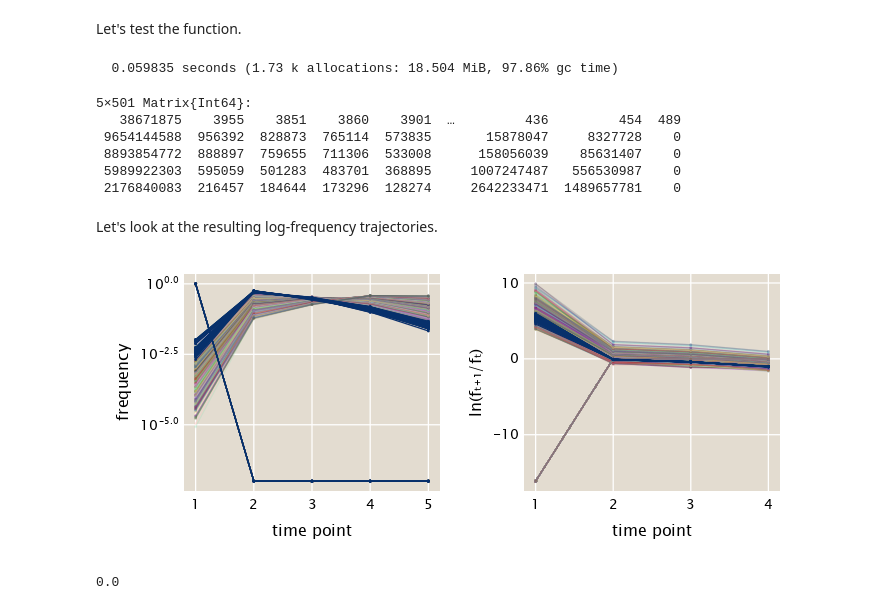
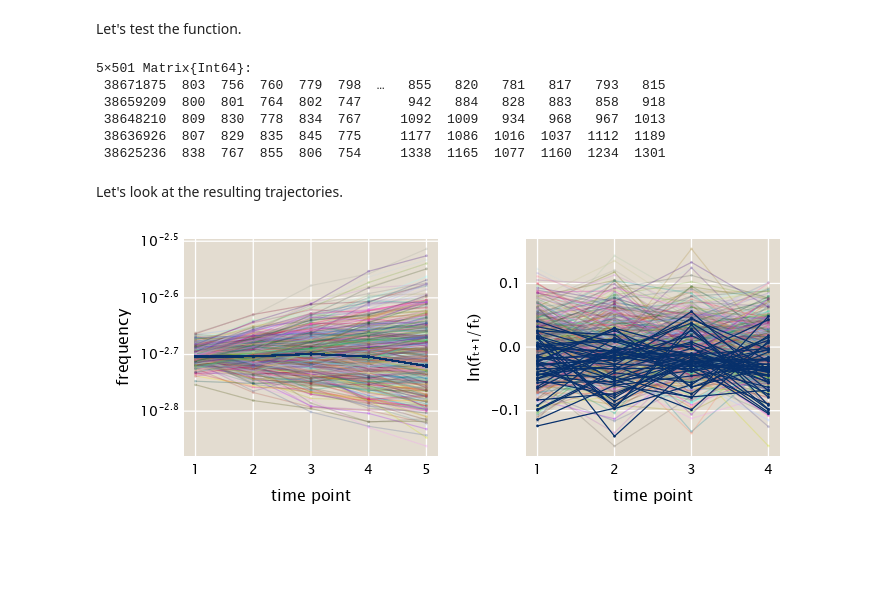
Before and after one commit to mrazomej/bayesian_fitness, a Jupyter notebook: code/exploratory/logistic_growth.ipynb, the cells around one changed output. Saved outputs shown, nothing was run; the diff lists cells and outputs as text; code cells hidden in the pictures; blank space fills up the shorter version.

```diff
--- a/code/exploratory/logistic_growth.ipynb
+++ b/code/exploratory/logistic_growth.ipynb
@@ -249,7 +250,7 @@ fitness measurement experiment. This means that we remove the counts from the
 ancestral strain and compute the relative frequencies for each strain.
 # %%
 # Compute the frequencies for all non-ancestral strains
-f_mat = n_mat[:, 2:end] ./ sum(n_mat[:, 2:end], dims=1)
+f_mat = n_mat[:, 2:end] ./ sum(n_mat[:, 2:end], dims=2)
 
 # Compute the frequency ratios
 γ_mat = f_mat[2:end, :] ./ f_mat[1:end-1, :]
@@ -383,15 +397,18 @@ frac_anc = 0.99
 
 # Define initial number of cells
 n₀ = [
-    Int64(round(n_init * frac_anc)) # ancestor
+    # ancestor
+    Int64(round(n_init * frac_anc))
+    # neutrals
     rand(
-        Distributions.Poisson(n_init * (1 - frac_anc) / 2 / n_neutral),
+        Distributions.Poisson(n_init * (1 - frac_anc) / n_bc),
         n_neutral
-    ) # neutrals
+    )
+    # mutants
     rand(
-        Distributions.Poisson(n_init * (1 - frac_anc) / 2 / n_mut),
+        Distributions.Poisson(n_init * (1 - frac_anc) / n_bc),
         n_mut
-    ) # mutants
+    )
 ]
 
 # Initialize array to store growth rates
@@ -401,32 +418,31 @@ n₀ = [
 λ̲[1:n_neutral+1] .= λ_a
 
 # Define standard deviation to sample growth rates
-σ_λ = 0.15
+σ_λ = 0.005
 
 # Sample mutant growth rates
 λ̲[n_neutral+2:end] .= sort!(
     rand(
         Distributions.truncated(
-            Distributions.Normal(λ_a * 1.005, σ_λ), 0.9, λ_a * 2
+            Distributions.Normal(λ_a * 1.005, σ_λ), λ_a * 0.99, λ_a * 1.05
         ), n_mut
     )
 )
 
 # Run simulation
-@time n_mat = logistic_fitness_measurement(λ̲, n₀; n_gen=n_gen, κ=κ)
+n_mat = logistic_fitness_measurement(λ̲, n₀; n_gen=n_gen, κ=κ)
 # %% [output]
-  0.059835 seconds (1.73 k allocations: 18.504 MiB, 97.86% gc time)
+5×501 Matrix{Int64}:
+ 38671875  803  756  760  779  798  …   855   820   781   817   793   815
+ 38659209  800  801  764  802  747      942   884   828   883   858   918
+ 38648210  809  830  778  834  767     1092  1009   934   968   967  1013
+ 38636926  807  829  835  845  775     1177  1086  1016  1037  1112  1189
+ 38625236  838  767  855  806  754     1338  1165  1077  1160  1234  1301
-5×501 Matrix{Int64}:
-   38671875    3955    3851    3860    3901  …         436         454  489
- 9654144588  956392  828873  765114  573835       15878047     8327728    0
- 8893854772  888897  759655  711306  533008      158056039    85631407    0
- 5989922303  595059  501283  483701  368895     1007247487   556530987    0
- 2176840083  216457  184644  173296  128274     2642233471  1489657781    0
 # %% [markdown]
-Let's look at the resulting log-frequency trajectories.
+Let's look at the resulting trajectories.
 # %%
 # Compute the frequencies for all non-ancestral strains
-f_mat = (n_mat[:, 2:end] ./ sum(n_mat[:, 2:end], dims=1)) .+ 1E-7
+f_mat = (n_mat[:, 2:end] ./ sum(n_mat[:, 2:end], dims=2)) .+ 1E-9
 
 # Compute the frequency ratios
 γ_mat = f_mat[2:end, :] ./ f_mat[1:end-1, :]
@@ -435,41 +451,41 @@ f_mat = (n_mat[:, 2:end] ./ sum(n_mat[:, 2:end], dims=1)) .+ 1E-7
 fig = Figure(resolution=(350 * 2, 300))
 
 # Add axis
 ax1 = Axis(fig[1, 1], xlabel="time point", ylabel="frequency", yscale=log10)
 ax2 = Axis(fig[1, 2], xlabel="time point", ylabel="ln(fₜ₊₁/fₜ)")
 
 # Define colors
 color = ColorSchemes.glasbey_hv_n256
+
 # Loop through mutants
-for (i, mut) in enumerate(eachcol(γ_mat[:, n_neutral+1:end]))
+for mut in (n_neutral+1):(n_bc)
     # Sample color
     col = (color[StatsBase.sample(1:length(color))], 0.25)
     # Plot mutant frequency trajectory
-    scatterlines!(ax1, f_mat[:, i], color=col, markersize=4)
+    scatterlines!(ax1, f_mat[:, mut], color=col, markersize=4)
     # Plot mutant log-frequency ratio trajectory
-    scatterlines!(ax2, log.(mut), color=col, markersize=4)
+    scatterlines!(ax2, log.(γ_mat[:, mut]), color=col, markersize=4)
 end # for
 
 # Loop through neutrals
-for (i, neutral) in enumerate(eachcol(γ_mat[:, 1:n_neutral]))
+for neutral in 1:n_neutral
     # Plot neutral frequency trajectory
     scatterlines!(
         ax1,
-        f_mat[:, i+n_neutral],
+        f_mat[:, n_neutral],
         color=ColorSchemes.Blues_9[end],
         markersize=4
     )
 
     # Plot mutant trajectory
     scatterlines!(
-        ax2, log.(neutral), color=ColorSchemes.Blues_9[end], markersize=4
+        ax2,
+        log.(γ_mat[:, neutral]),
+        color=ColorSchemes.Blues_9[end],
+        markersize=4
     )
 end # for
 
 fig
 # %% [output]
-[figure, old version]
+[figure, new version]
-# %%
-minimum(f_mat)
-# %% [output]
-0.0
```
Also changed, not shown: parts of 5 cells of this notebook.
